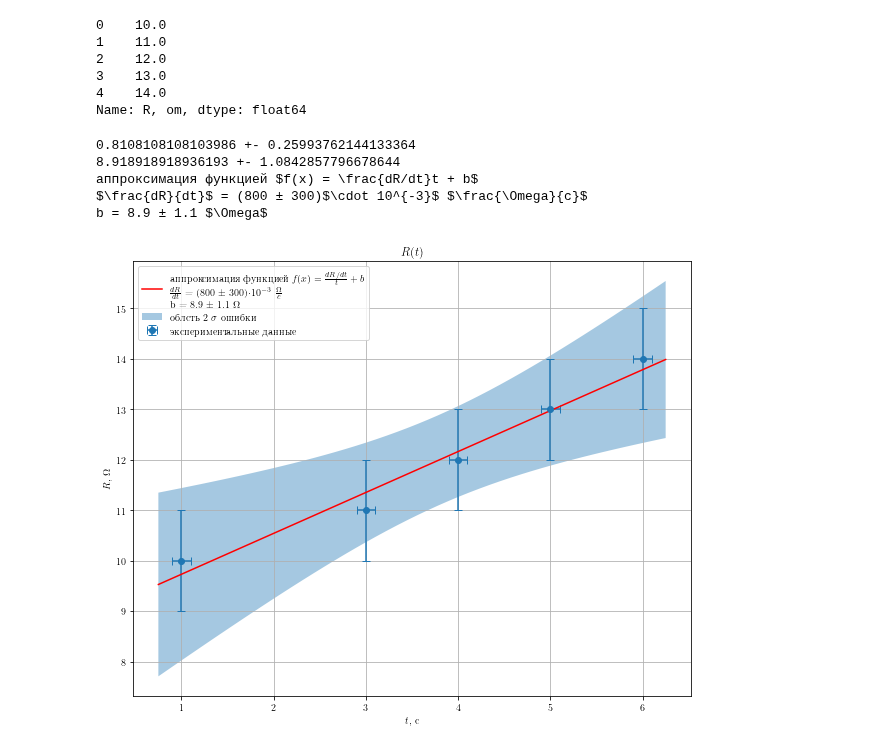
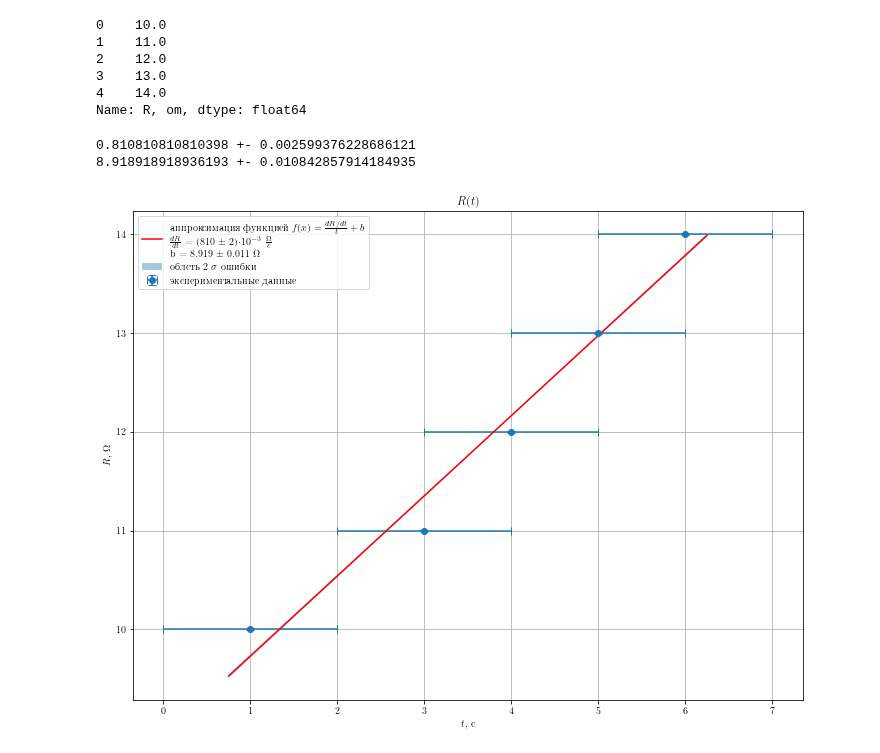
Before and after one commit to Hacker1337/LabDataTemplates, a Jupyter notebook: examples/body_heat_capacity/graphs.ipynb, the cells around one changed output. Cells and saved outputs as stored; diff of their text form; code cells hidden in the pictures.

```diff
--- a/examples/body_heat_capacity/graphs.ipynb
+++ b/examples/body_heat_capacity/graphs.ipynb
@@ -13,7 +15,7 @@ plt.rcParams.update({
     "text.latex.preamble" : r'\usepackage{amsmath} \usepackage{mathtext} \usepackage[english, russian]{babel}'
 })
 plt.rcParams.update({
-    "figure.figsize": (16, 10)
+    "figure.figsize": (12, 9)
 })
 
 # необходимые функции
@@ -110,8 +98,8 @@ N = 0 # номер измерения
 
 x = df.iloc[:, 3*N+1].dropna()
 y = df.iloc[:, 3*N+0].dropna()
-xerr = np.ones_like(x)*0.1
-yerr = np.ones_like(x)*1
+xerr = np.ones_like(x)*1
+yerr = np.ones_like(x)*0.01
 
 popt, pcov = curve_fit(f, x, y, sigma=yerr, absolute_sigma=True)
 err = np.sqrt(np.diag(pcov))
@@ -119,39 +107,34 @@ for v, er in zip(popt, err):
     print(v,'+-',er)
 
 approx_label = f"аппроксимация функцией {fun_name}"
 par_names = [x.split(', ') for x in par_names_str.strip().split("\n")]
 for i in range(len(par_names)):
     name, units = par_names[i]
     tup = err_pres_formatter(popt[i], err[i])
     approx_label += f"\n{name} = {err_pres_formatter(popt[i], err[i])} {units}"
-print(approx_label)
 
-plt.figure(figsize=(10, 8))
 plt.errorbar(x, y, fmt="o", xerr=xerr, yerr=yerr, label="экспериментальные данные", capsize=4, ms=6)
 teorPoints = 50
 intent = 0.05   # отступ по бокам от обласи экспериментальных данных
 a, b = x.min(), x.max()
 X = np.linspace(a-(b-a)*intent, b+(b-a)*intent, num=teorPoints)
 plt.plot(X, f(X, *popt), 'r', label=approx_label)
 if visApproxError:
     nsigma = 2
     minA, maxA = lower_upper_limits(X, f, popt, pcov, nsigma=nsigma)
     plt.fill_between(X, minA, maxA, alpha=0.4, label=f"облсть {nsigma} $\sigma$ ошибки")
 
 plt.grid(True)
 plt.xlabel(r"$t$, c")
 plt.ylabel(r"$R$, $\Omega$")
 plt.title(r"$R(t)$")
 plt.legend()
 
 plt.savefig(f"{impath}{imNum}.png", dpi=300)
 # plt.savefig(f"name.png", dpi=300)
 imNum+=1
 # %% [output]
-0.8108108108103986 +- 0.25993762144133364
-8.918918918936193 +- 1.0842857796678644
-аппроксимация функцией $f(x) = \frac{dR/dt}t + b$
-$\frac{dR}{dt}$ = (800 ± 300)$\cdot 10^{-3}$ $\frac{\Omega}{c}$
-b = 8.9 ± 1.1 $\Omega$
+0.810810810810398 +- 0.002599376228686121
+8.918918918936193 +- 0.010842857914184935
-[figure, old version]
+[figure, new version]
 # %%
```
Also changed, not shown: parts of 8 cells of this notebook, 4 other files.
